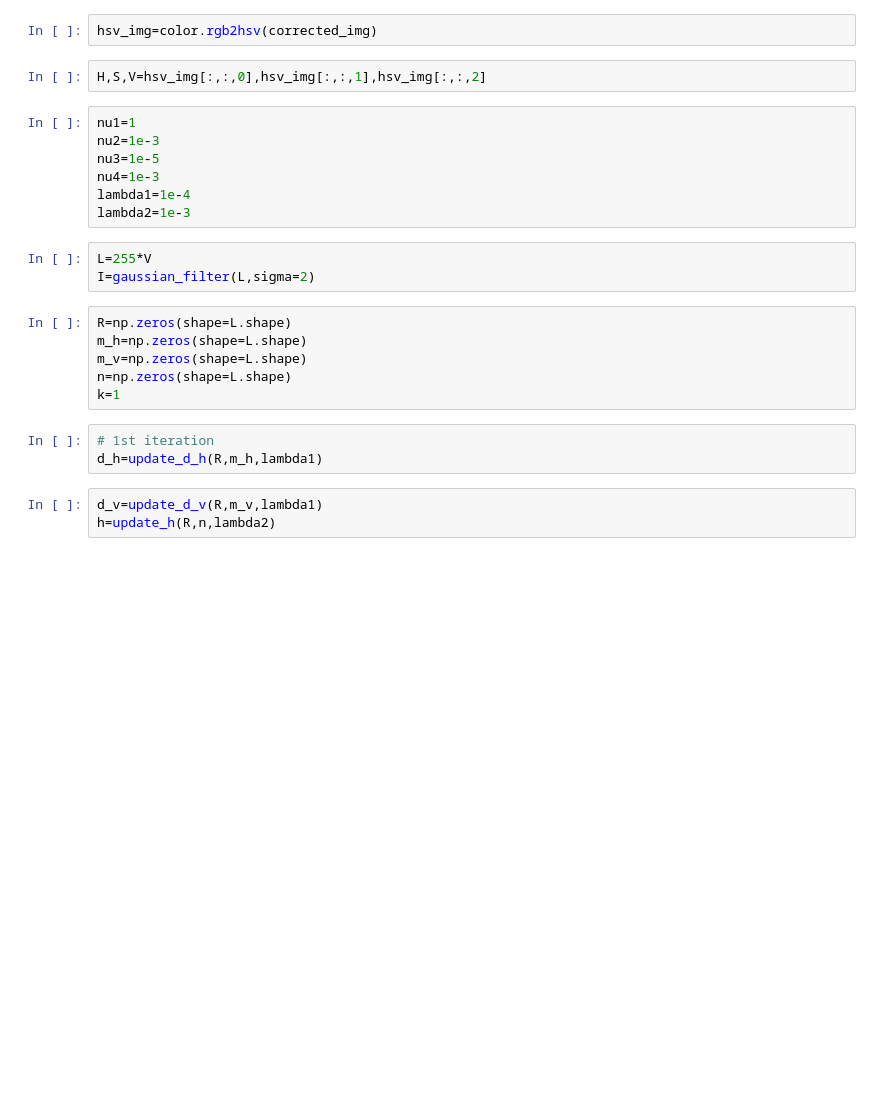
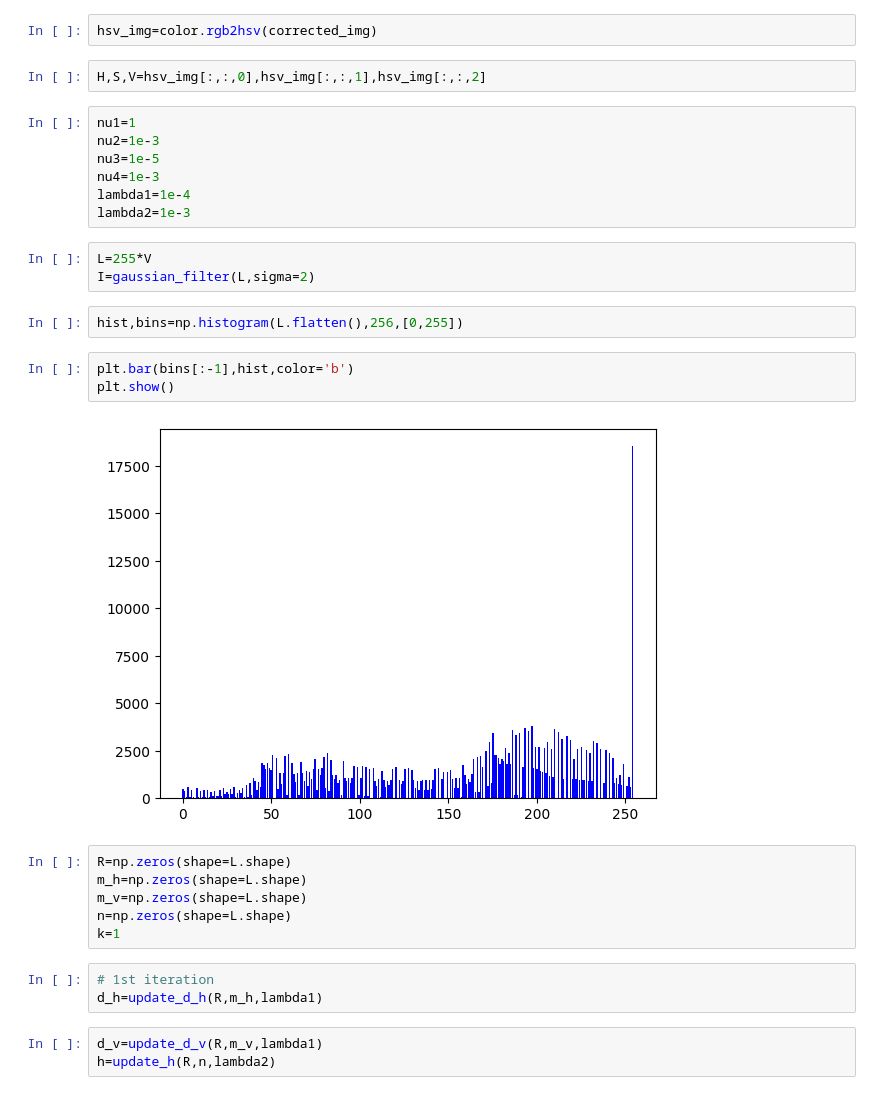
Before and after one commit to rahim-khan-iitg/underwater-image-enhancement, a Jupyter notebook: code/reference_6.ipynb, the cells around one changed output. Saved outputs shown, nothing was run; the diff lists cells and outputs as text; blank space fills up the shorter version.

```diff
--- a/code/reference_6.ipynb
+++ b/code/reference_6.ipynb
@@ -130,6 +130,13 @@ lambda2=1e-3
 # %%
 L=255*V
 I=gaussian_filter(L,sigma=2)
+# %%
+hist,bins=np.histogram(L.flatten(),256,[0,255])
+# %%
+plt.bar(bins[:-1],hist,color='b')
+plt.show()
+# %% [output]
+[figure, added]
 # %%
 R=np.zeros(shape=L.shape)
 m_h=np.zeros(shape=L.shape)
```
Also changed, not shown: parts of 6 cells of this notebook, 2 other files.
